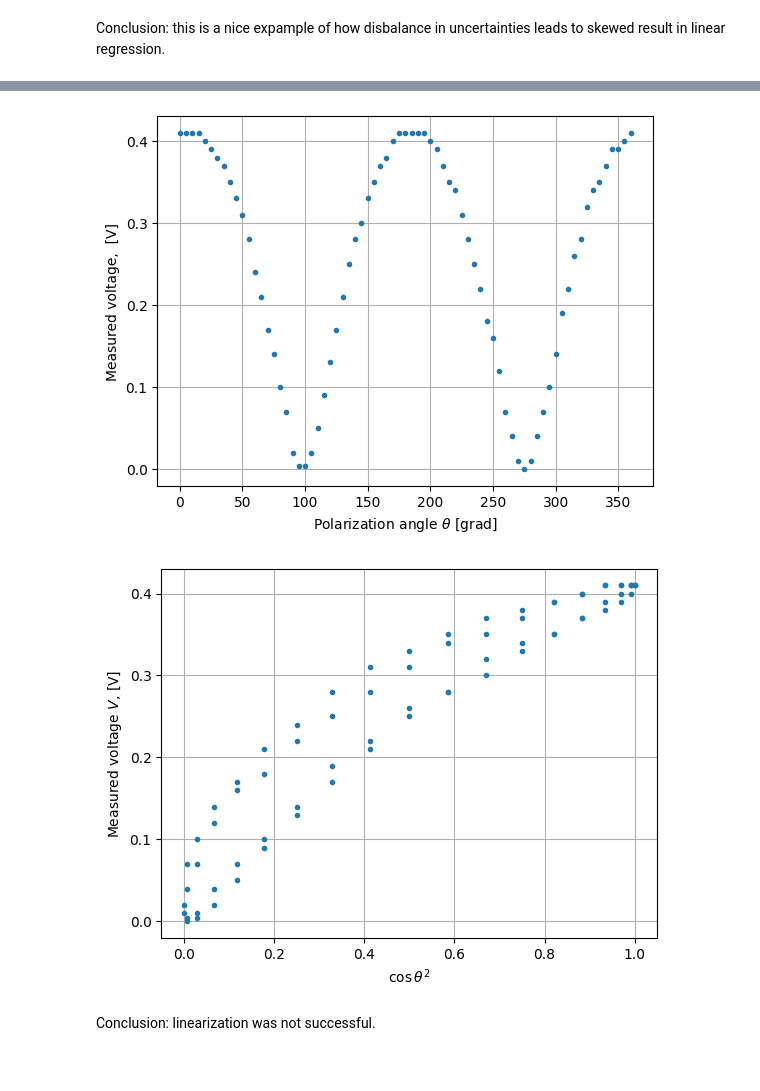
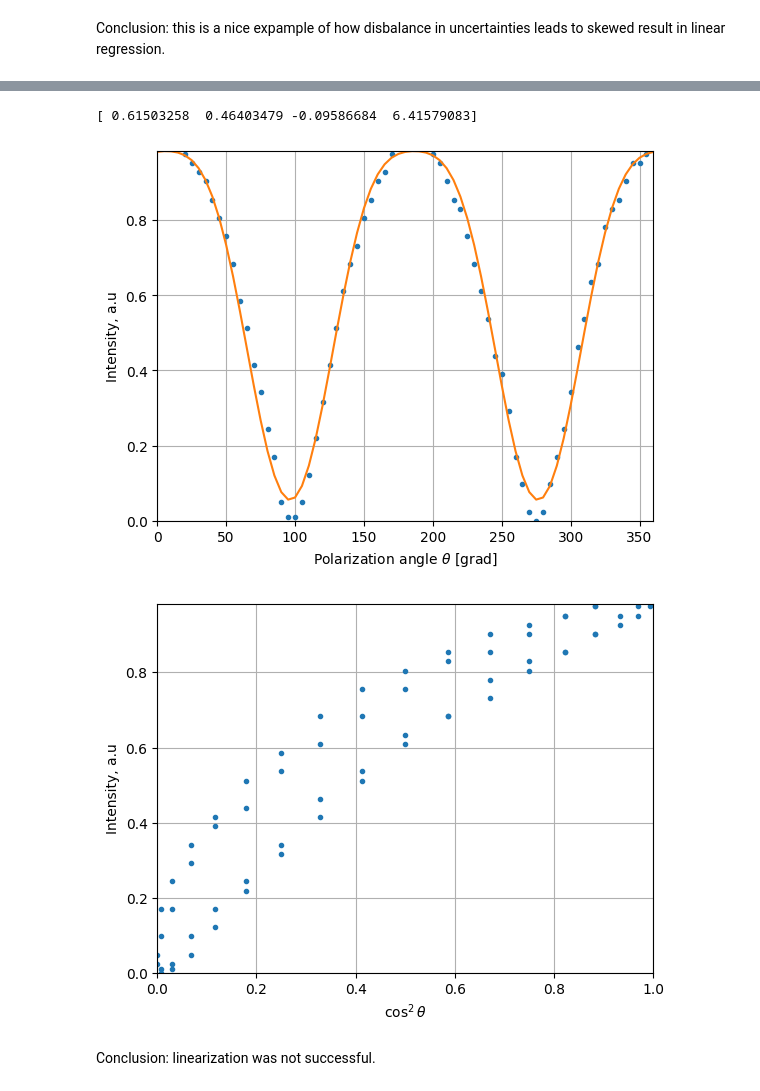
Before and after one commit to evgeny-kolonsky/summer_seminar, a Jupyter notebook: Seminar_part3.ipynb, the cells around one changed output, grey strips where cells are left out. Saved outputs shown, nothing was run; the diff lists cells and outputs as text; code cells hidden in the pictures.

```diff
--- a/Seminar_part3.ipynb
+++ b/Seminar_part3.ipynb
@@ -321,52 +359,63 @@ data = '''
 255 0.12
 260 0.07
 265 0.04
 270 0.01
 275 0.
 280 0.01
 285 0.04
 290 0.07
 295 0.10
 300 0.14
 305 0.19
 310 0.22
 315 0.26
 320 0.28
 325 0.32
 330 0.34
 335 0.35
 340 0.37
 345 0.39
 350 0.39
 355 0.40
 360 0.41
 '''
 
-theta_grad, V = np.genfromtxt(data.splitlines()).T
+theta, V = np.genfromtxt(data.splitlines()).T
 
-# Convert theta to radians
-theta= theta_grad / 180 * np.pi
+I = V / np.max(V)
 
-plt.plot(theta_grad, V, '.')
+def model(theta, a0, a2, a4, phi):
+  theta_rad = (theta-phi)/ 180 * np.pi
+  return a0 + a2 * np.cos(2 * theta_rad) + a4 * np.cos(4 * theta_rad)
+
+
+#initial = [1, 0]
+#bounds = ([0.9, -np.pi],
+#          [1.1, np.pi])
+parameters, _ = curve_fit(model, theta, I)# p0=initial, bounds=bounds)
+print(parameters)
+plt.plot(theta, I, '.')
+plt.plot(theta, model(theta, *parameters))
 plt.xlabel(r'Polarization angle $\theta$ [grad]')
-plt.ylabel(r'Measured voltage,  [V]')
+plt.ylabel(r'Intensity, a.u')
 plt.grid()
+plt.xlim(0, 360)
+plt.ylim(0, np.max(model(theta, *parameters)))
 plt.show()
 # %% [output]
+[ 0.61503258  0.46403479 -0.09586684  6.41579083]
-[figure, old version]
+[figure, new version]
 # %%
-cs = np.cos(theta)**2
-
-# Create the polar plot
-plt.figure()
-
-plt.plot(cs, V, '.')
-plt.xlabel(r'$\cos \theta^2$')
-plt.ylabel(r'Measured voltage $V$, [V]')
+x = np.cos(theta/ 180 * np.pi)**2
+plt.plot(x, I, '.')
+plt.xlabel(r'$\cos^2\theta$')
+plt.ylabel(r'Intensity, a.u')
 plt.grid()
+plt.xlim(0, 1)
+plt.ylim(0, np.max(model(theta, *parameters)))
 plt.show()
 # %% [output]
-[figure, old version]
+[figure, new version]
 # %% [markdown]
 Conclusion: linearization was not successful.
 # %% [markdown]
```
Also changed, not shown: parts of 9 cells of this notebook.
